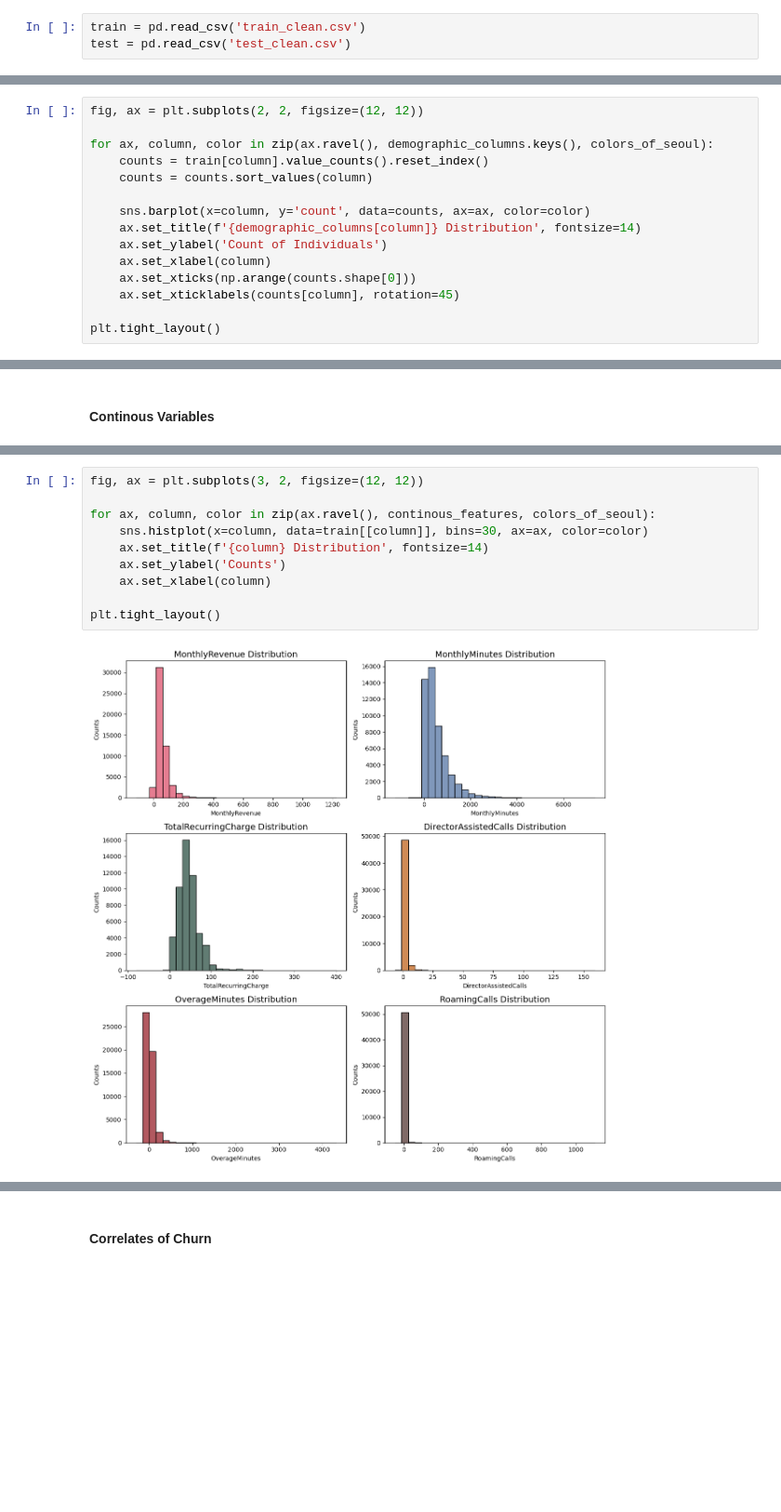
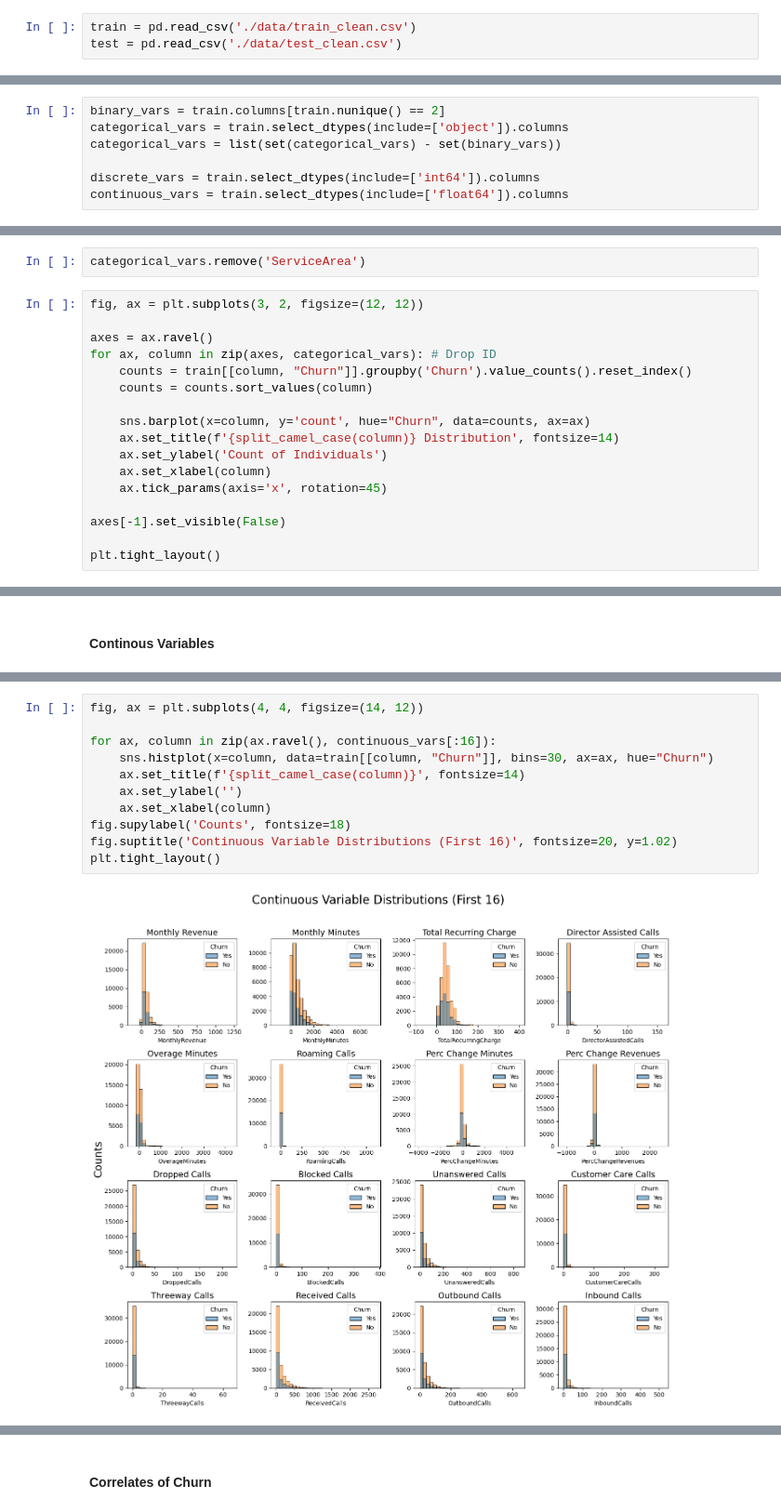
Before and after one commit to kayleeisokay/cs109a_final_project, a Jupyter notebook: MS3.ipynb, the cells around one changed output, grey strips where cells are left out. Shown at 93% size. Saved outputs shown, nothing was run; the diff lists cells and outputs as text; blank space fills up the shorter version.

```diff
--- a/MS3.ipynb
+++ b/MS3.ipynb
@@ -26,8 +22,8 @@ from sklearn.preprocessing import PowerTransformer
 # %% [markdown]
 ### Data Description
 # %%
-train = pd.read_csv('train_clean.csv')
-test = pd.read_csv('test_clean.csv')
+train = pd.read_csv('./data/train_clean.csv')
+test = pd.read_csv('./data/test_clean.csv')
 # %%
 pass
 # %% [markdown]
@@ -80,0 +52,7 @@ colors_of_seoul = [
+# %%
+binary_vars = train.columns[train.nunique() == 2]
+categorical_vars = train.select_dtypes(include=['object']).columns
+categorical_vars = list(set(categorical_vars) - set(binary_vars))
+
+discrete_vars = train.select_dtypes(include=['int64']).columns
+continuous_vars = train.select_dtypes(include=['float64']).columns
@@ -100,16 +101,20 @@ plt.tight_layout()
+# %%
+categorical_vars.remove('ServiceArea')
 # %%
-fig, ax = plt.subplots(2, 2, figsize=(12, 12))
+fig, ax = plt.subplots(3, 2, figsize=(12, 12))
 
-for ax, column, color in zip(ax.ravel(), demographic_columns.keys(), colors_of_seoul):
-    counts = train[column].value_counts().reset_index()
+axes = ax.ravel()
+for ax, column in zip(axes, categorical_vars): # Drop ID
+    counts = train[[column, "Churn"]].groupby('Churn').value_counts().reset_index()
     counts = counts.sort_values(column)
 
-    sns.barplot(x=column, y='count', data=counts, ax=ax, color=color)
-    ax.set_title(f'{demographic_columns[column]} Distribution', fontsize=14)
+    sns.barplot(x=column, y='count', hue="Churn", data=counts, ax=ax)
+    ax.set_title(f'{split_camel_case(column)} Distribution', fontsize=14)
     ax.set_ylabel('Count of Individuals')
     ax.set_xlabel(column)
-    ax.set_xticks(np.arange(counts.shape[0]))
-    ax.set_xticklabels(counts[column], rotation=45)
+    ax.tick_params(axis='x', rotation=45)
+
+axes[-1].set_visible(False)
 
 plt.tight_layout()
 # %% [output]
@@ -123,12 +138,13 @@ continous_features = continous_features[0:6]
 # %%
-fig, ax = plt.subplots(3, 2, figsize=(12, 12))
+fig, ax = plt.subplots(4, 4, figsize=(14, 12))
 
-for ax, column, color in zip(ax.ravel(), continous_features, colors_of_seoul):
-    sns.histplot(x=column, data=train[[column]], bins=30, ax=ax, color=color)
-    ax.set_title(f'{column} Distribution', fontsize=14)
-    ax.set_ylabel('Counts')
+for ax, column in zip(ax.ravel(), continuous_vars[:16]):
+    sns.histplot(x=column, data=train[[column, "Churn"]], bins=30, ax=ax, hue="Churn")
+    ax.set_title(f'{split_camel_case(column)}', fontsize=14)
+    ax.set_ylabel('')
     ax.set_xlabel(column)
-
+fig.supylabel('Counts', fontsize=18)
+fig.suptitle('Continuous Variable Distributions (First 16)', fontsize=20, y=1.02)
 plt.tight_layout()
 # %% [output]
-[figure, old version]
+[figure, new version]
```
Also changed, not shown: parts of 26 cells of this notebook.
